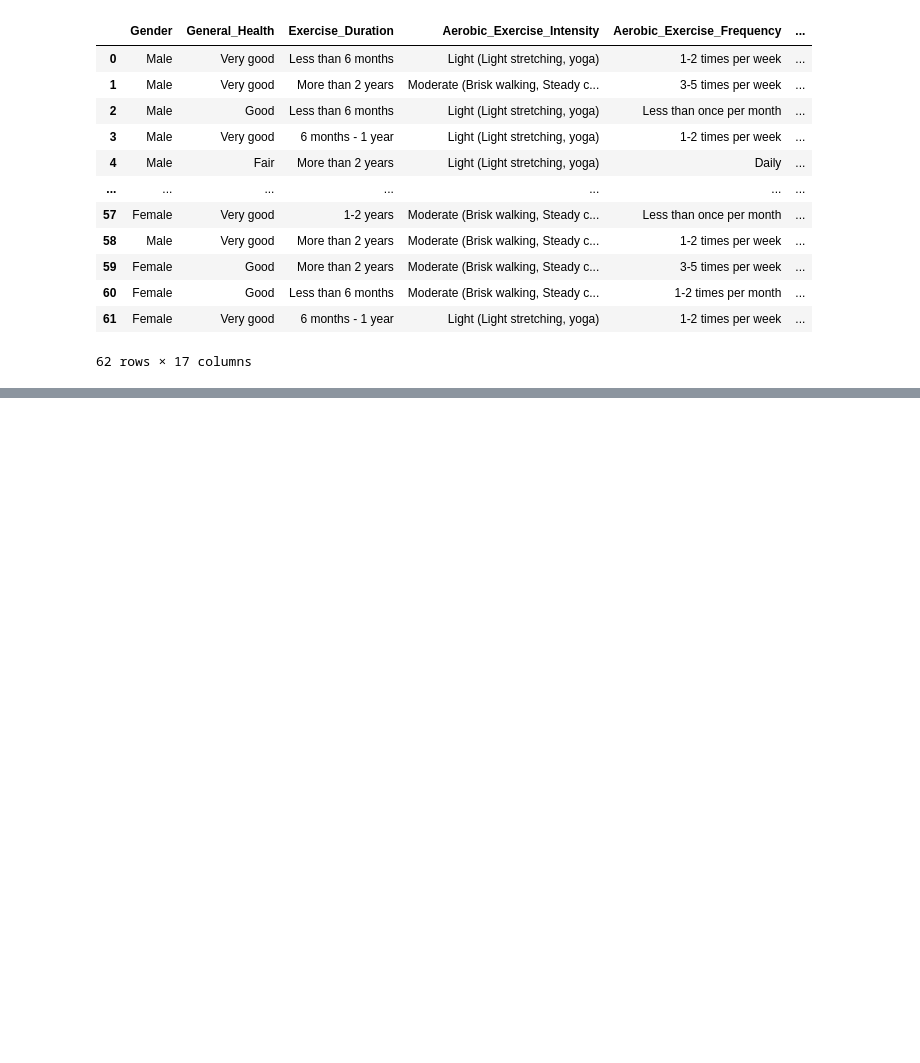
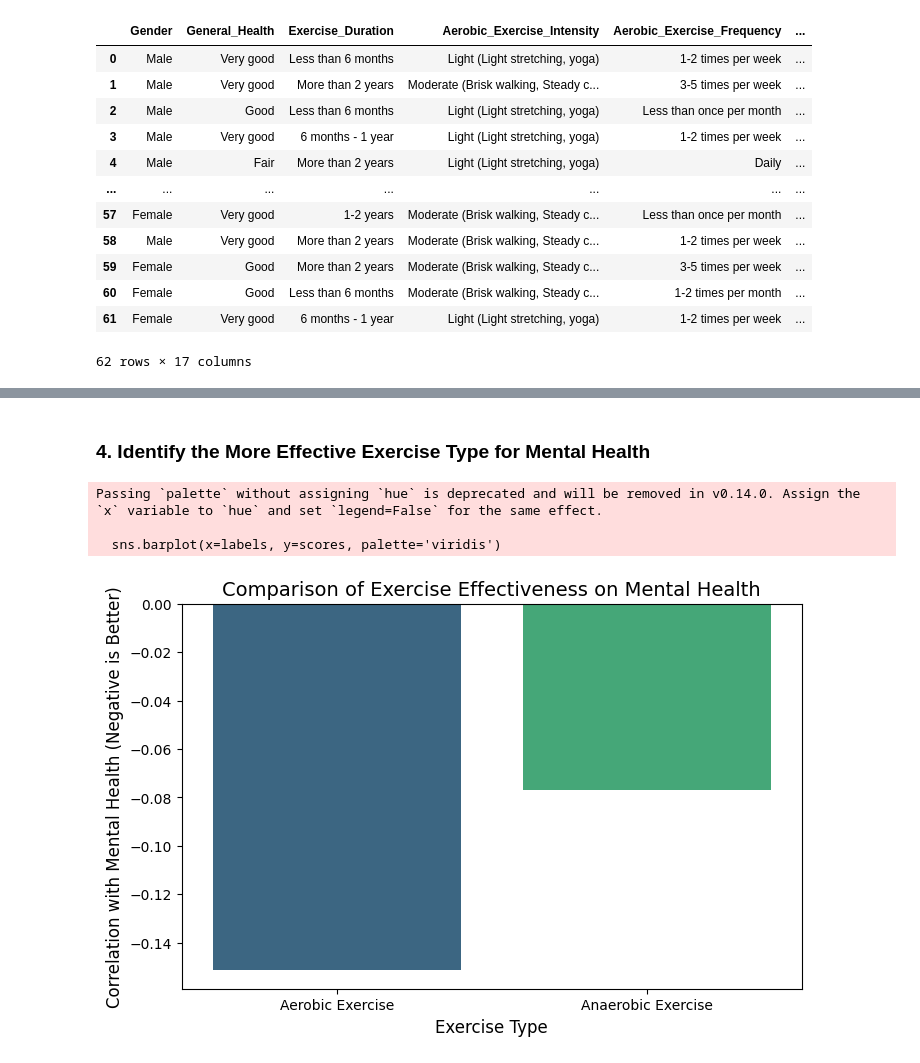
Before and after one commit to Aaron2k02/physical-activity-mental-health-research, a Jupyter notebook: notebook/02_data_analysis.ipynb, the cells around one changed output, grey strips where cells are left out. Cells and saved outputs as stored; diff of their text form; code cells hidden in the pictures; blank space fills up the shorter version.

```diff
--- a/notebook/02_data_analysis.ipynb
+++ b/notebook/02_data_analysis.ipynb
@@ -50,0 +149,22 @@ cleaned_survey_df
+# %% [markdown]
+### 4. Identify the More Effective Exercise Type for Mental Health
+# %%
+# Aggregate mental health scores for each exercise type
+aerobic_effectiveness = aerobic_data.sum(axis=1).corr(mental_health_encoded.mean(axis=1))
+anaerobic_effectiveness = anaerobic_data.sum(axis=1).corr(mental_health_encoded.mean(axis=1))
+
+# Plot the comparison
+labels = ['Aerobic Exercise', 'Anaerobic Exercise']
+scores = [aerobic_effectiveness, anaerobic_effectiveness]
+
+plt.figure(figsize=(8, 5))
+sns.barplot(x=labels, y=scores, palette='viridis')
+plt.title('Comparison of Exercise Effectiveness on Mental Health', fontsize=14)
+plt.ylabel('Correlation with Mental Health (Negative is Better)', fontsize=12)
+plt.xlabel('Exercise Type', fontsize=12)
+plt.show()
+# %% [output]
+Passing `palette` without assigning `hue` is deprecated and will be removed in v0.14.0. Assign the `x` variable to `hue` and set `legend=False` for the same effect.
+
+  sns.barplot(x=labels, y=scores, palette='viridis')
+[figure, added]
```
Also changed, not shown: parts of 7 cells of this notebook.
